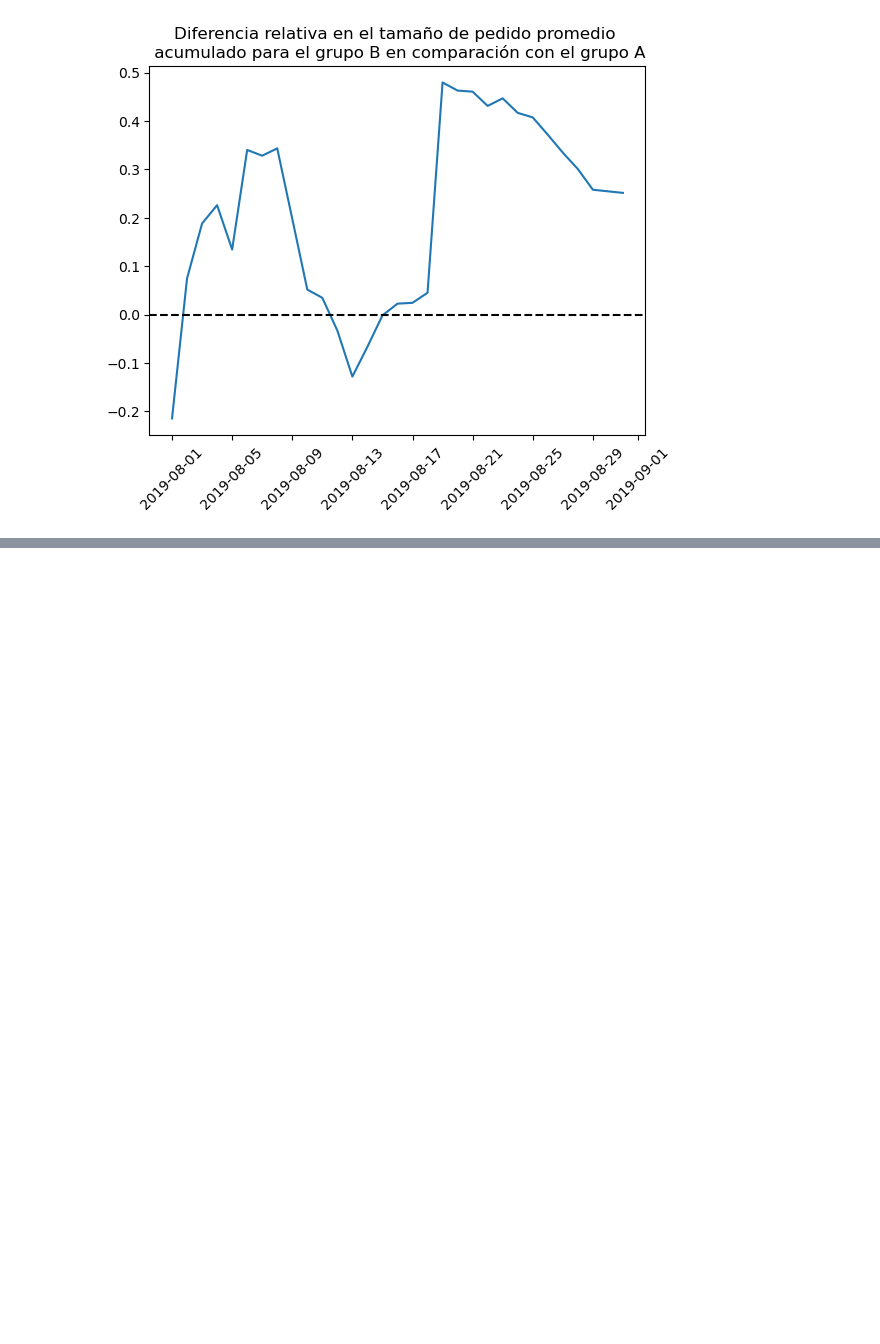
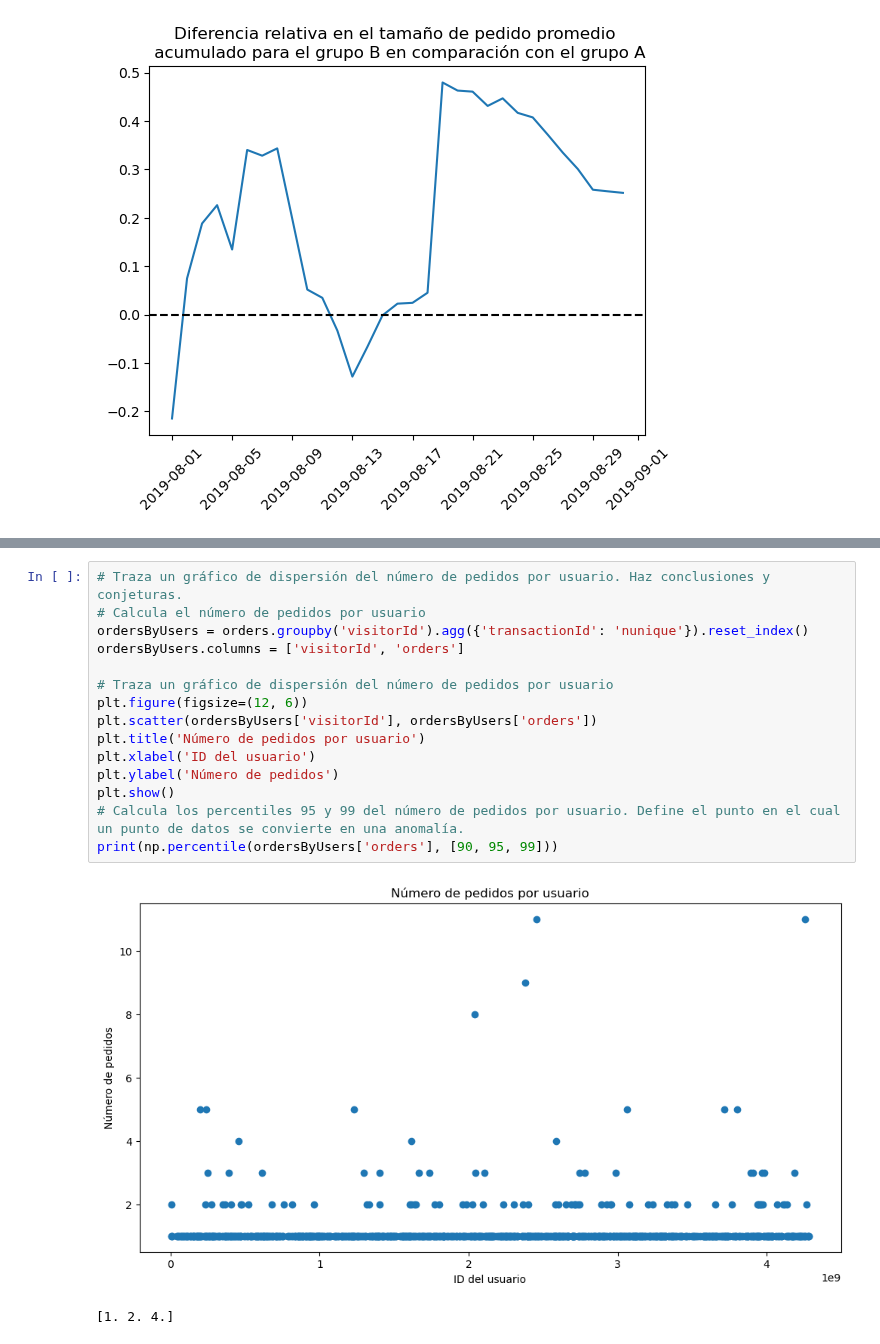
Before and after one commit to hukitan/tripleten, a Jupyter notebook: Proyectos_en_desarrollo/proyecto 10/proyecto 10.ipynb, the cells around one changed output, grey strips where cells are left out. Saved outputs shown, nothing was run; the diff lists cells and outputs as text; blank space fills up the shorter version.

```diff
--- a/Proyectos_en_desarrollo/proyecto 10/proyecto 10.ipynb
+++ b/Proyectos_en_desarrollo/proyecto 10/proyecto 10.ipynb
@@ -216,0 +251,18 @@ plt.show()
+# %%
+# Traza un gráfico de dispersión del número de pedidos por usuario. Haz conclusiones y conjeturas.
+# Calcula el número de pedidos por usuario
+ordersByUsers = orders.groupby('visitorId').agg({'transactionId': 'nunique'}).reset_index()
+ordersByUsers.columns = ['visitorId', 'orders']
+
+# Traza un gráfico de dispersión del número de pedidos por usuario
+plt.figure(figsize=(12, 6))
+plt.scatter(ordersByUsers['visitorId'], ordersByUsers['orders'])
+plt.title('Número de pedidos por usuario')
+plt.xlabel('ID del usuario')
+plt.ylabel('Número de pedidos')
+plt.show()
+# Calcula los percentiles 95 y 99 del número de pedidos por usuario. Define el punto en el cual un punto de datos se convierte en una anomalía.
+print(np.percentile(ordersByUsers['orders'], [90, 95, 99]))
+# %% [output]
+[figure, added]
+[1. 2. 4.]
```
Also changed, not shown: parts of 4 cells of this notebook.
